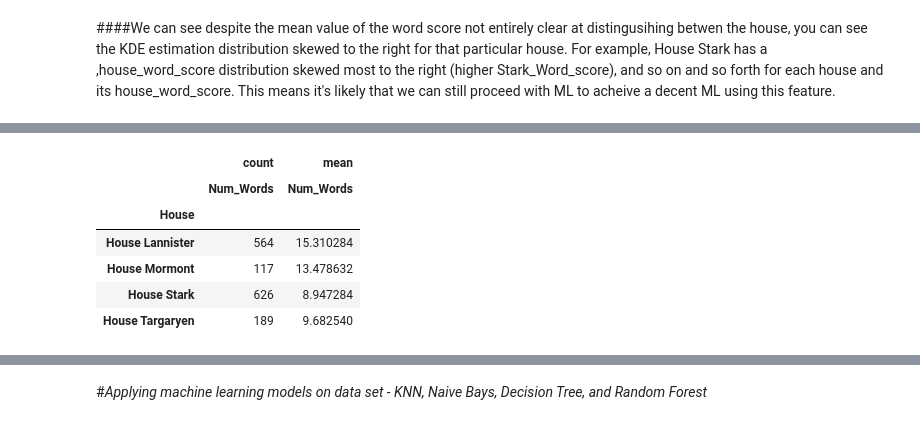
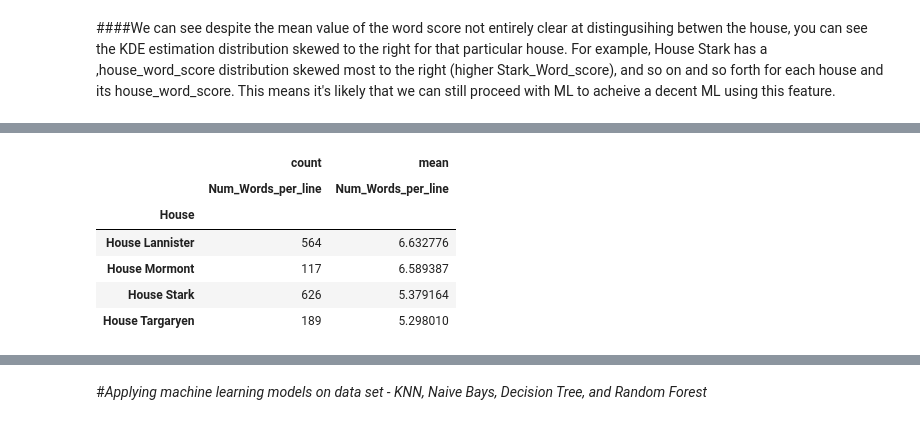
Before and after one commit to trong-shen/Game-of-Throne-Project, a Jupyter notebook: GOT_Project.ipynb, the cells around one changed output, grey strips where cells are left out. Saved outputs shown, nothing was run; the diff lists cells and outputs as text; code cells hidden in the pictures.

```diff
--- a/GOT_Project.ipynb
+++ b/GOT_Project.ipynb
@@ -722,0 +726,21 @@ sns.distplot(House_Stark[['Stark_Word_Score']], hist=False, kde=True,label='Star
+# %%
+#Count number of lines per row of data frame based on punctuation
+
+def count_punc(sentence):
+  counter=0
+  num_char=len(sentence)
+  for character in sentence:
+    if character=="." and sentence[sentence.find(character)-1]!=".":
+      counter=counter+1
+    elif character=="…":
+      counter=counter+1
+    elif character=="?" or character=="!":
+      counter=counter+1
+    elif character==sentence[-1] and counter==0:
+      counter=1
+  return counter
+
+#add another column of Num_Words_per_line
+GOT1TopHouses_2['Num_of_lines']=GOT1TopHouses_2['Sentence'].apply(lambda x:count_punc(x))
+GOT1TopHouses_2['Num_Words_per_line']=GOT1TopHouses_2['Num_Words']/GOT1TopHouses_2['Num_of_lines']
+GOT1TopHouses_2.head(100)
@@ -723,12 +761,12 @@ sns.distplot(House_Stark[['Stark_Word_Score']], hist=False, kde=True,label='Star
 # %%
 #Evaluate the mean and count of num_words spoken per line to see if there is difference between them
-table=pd.pivot_table(GOT1TopHouses_2,values=['Num_Words'],index=['House'],aggfunc=['count','mean'])
+table=pd.pivot_table(GOT1TopHouses_2,values=['Num_Words_per_line'],index=['House'],aggfunc=['count','mean'])
 table
 # %% [output]
 |  | count | mean |
-|  | Num_Words | Num_Words |
+|  | Num_Words_per_line | Num_Words_per_line |
 | House |  |  |
-| House Lannister | 564 | 15.310284 |
-| House Mormont | 117 | 13.478632 |
-| House Stark | 626 | 8.947284 |
-| House Targaryen | 189 | 9.682540 |
+| House Lannister | 564 | 6.632776 |
+| House Mormont | 117 | 6.589387 |
+| House Stark | 626 | 5.379164 |
+| House Targaryen | 189 | 5.298010 |
```
Also changed, not shown: parts of 8 cells of this notebook.
